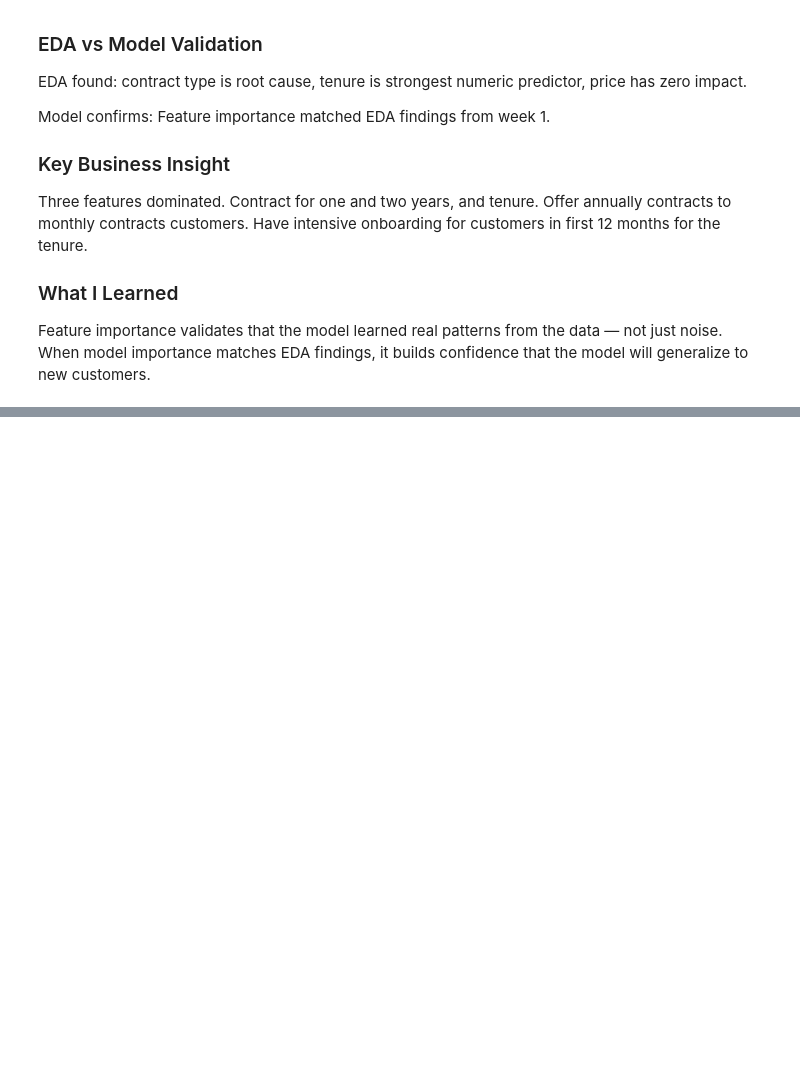
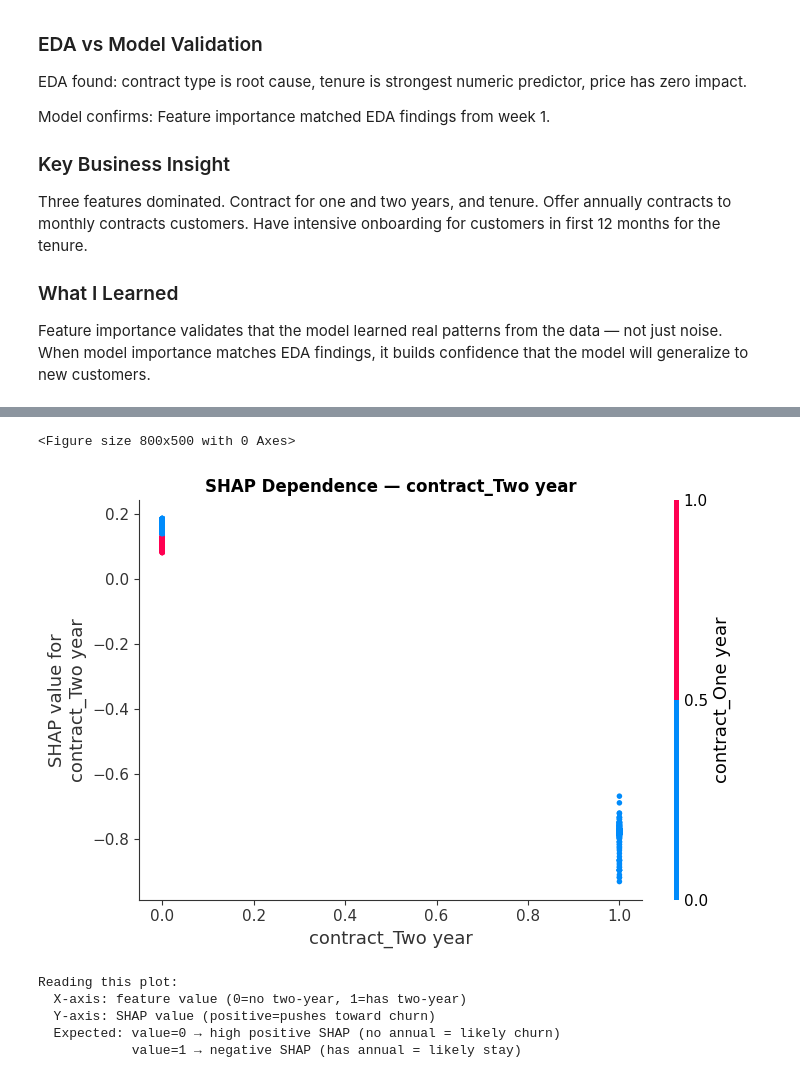
Before and after one commit to alexis-aquino/customer-churner, a Jupyter notebook: notebooks/02_modeling.ipynb, the cells around one changed output, grey strips where cells are left out. Cells and saved outputs as stored; diff of their text form; code cells hidden in the pictures; blank space fills up the shorter version.

```diff
--- a/notebooks/02_modeling.ipynb
+++ b/notebooks/02_modeling.ipynb
@@ -2121,0 +2674,29 @@ customers.
+# %%
+# Dependence plot for top feature
+top_feature = 'contract_Two year'
+
+if top_feature in X_test_clean.columns:
+    plt.figure(figsize=(8, 5))
+    shap.dependence_plot(
+        top_feature,
+        shap_values,
+        X_test_clean,
+        show=False
+    )
+    plt.title(f'SHAP Dependence — {top_feature}',
+              fontsize=12, fontweight='bold')
+    plt.tight_layout()
+    plt.show()
+    print(f"\nReading this plot:")
+    print(f"  X-axis: feature value (0=no two-year, 1=has two-year)")
+    print(f"  Y-axis: SHAP value (positive=pushes toward churn)")
+    print(f"  Expected: value=0 → high positive SHAP (no annual = likely churn)")
+    print(f"            value=1 → negative SHAP (has annual = likely stay)")
+# %% [output]
+<Figure size 800x500 with 0 Axes>
+[figure, added]
+Reading this plot:
+  X-axis: feature value (0=no two-year, 1=has two-year)
+  Y-axis: SHAP value (positive=pushes toward churn)
+  Expected: value=0 → high positive SHAP (no annual = likely churn)
+            value=1 → negative SHAP (has annual = likely stay)
```
Also changed, not shown: parts of 18 cells of this notebook, 3 other files.
